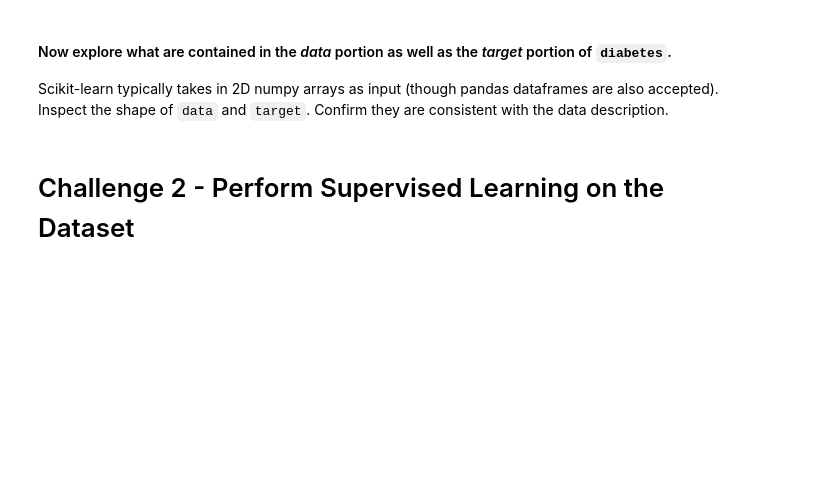
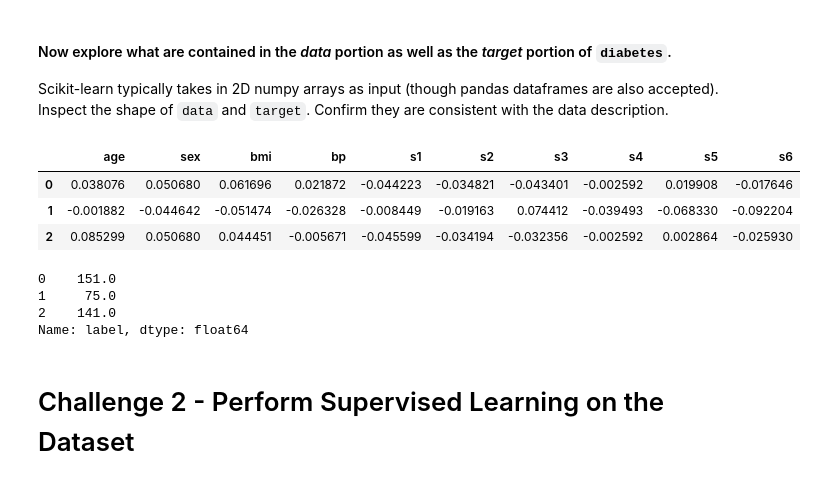
Before and after one commit to ta-data-lis/lab-supervised-learning-sklearn, a Jupyter notebook: your-code/main.ipynb, the cells around one changed output. Cells and saved outputs as stored; diff of their text form; code cells hidden in the pictures; blank space fills up the shorter version.

Commit message:
lab-supervised-learning-sklearn TS

```diff
--- a/your-code/main.ipynb
+++ b/your-code/main.ipynb
@@ -13,6 +15,9 @@ Before starting to work on our own datasets, let's first explore the datasets th
 First, we will load the diabetes dataset. Do this in the cell below by importing the datasets and then loading the dataset  to the `diabetes` variable using the `load_diabetes()` function ([documentation](https://scikit-learn.org/stable/modules/generated/sklearn.datasets.load_diabetes.html)).
 # %%
 # Your code here:
+from sklearn.datasets import load_diabetes
+
+diabetes=load_diabetes()
 # %% [markdown]
 Let's explore this variable by looking at the different attributes (keys) of `diabetes`. Note that the `load_diabetes` function does not return dataframes. It returns you a Python dictionary.
 # %%
@@ -44,3 +93,20 @@ Scikit-learn typically takes in 2D numpy arrays as input (though pandas datafram
+# %%
+# Your code here:
+
+features = pd.DataFrame(diabetes['data'],columns=diabetes['feature_names'])
+label= pd.Series(diabetes['target'],name='label')
+
+display(features.head(3))
+display(label.head(3))
+# %% [output]
+|  | age | sex | bmi | bp | s1 | s2 | s3 | s4 | s5 | s6 |
+| 0 | 0.038076 | 0.050680 | 0.061696 | 0.021872 | -0.044223 | -0.034821 | -0.043401 | -0.002592 | 0.019908 | -0.017646 |
+| 1 | -0.001882 | -0.044642 | -0.051474 | -0.026328 | -0.008449 | -0.019163 | 0.074412 | -0.039493 | -0.068330 | -0.092204 |
+| 2 | 0.085299 | 0.050680 | 0.044451 | -0.005671 | -0.045599 | -0.034194 | -0.032356 | -0.002592 | 0.002864 | -0.025930 |
+0    151.0
+1     75.0
+2    141.0
+Name: label, dtype: float64
 # %% [markdown]
 # Challenge 2 - Perform Supervised Learning on the Dataset
 # %% [markdown]
```
Also changed, not shown: parts of 35 cells of this notebook.
